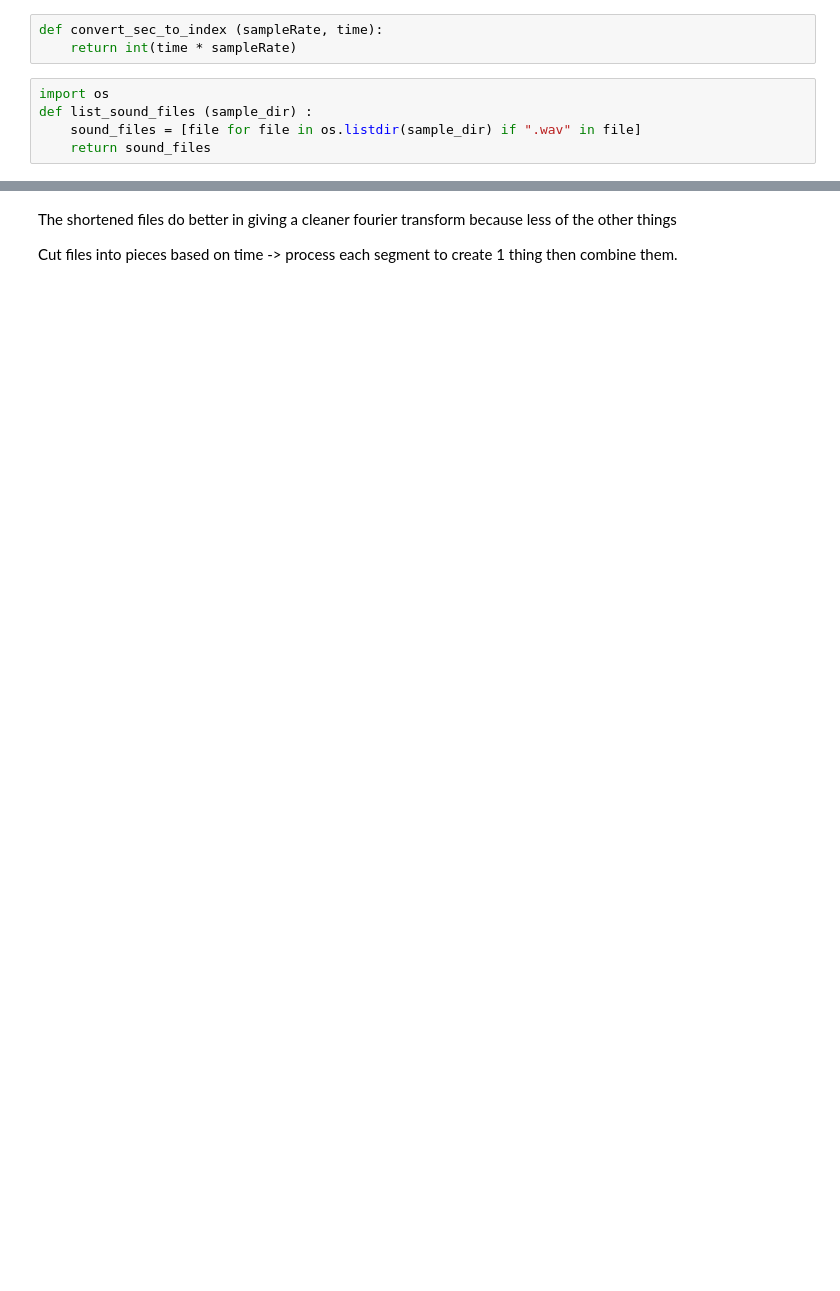
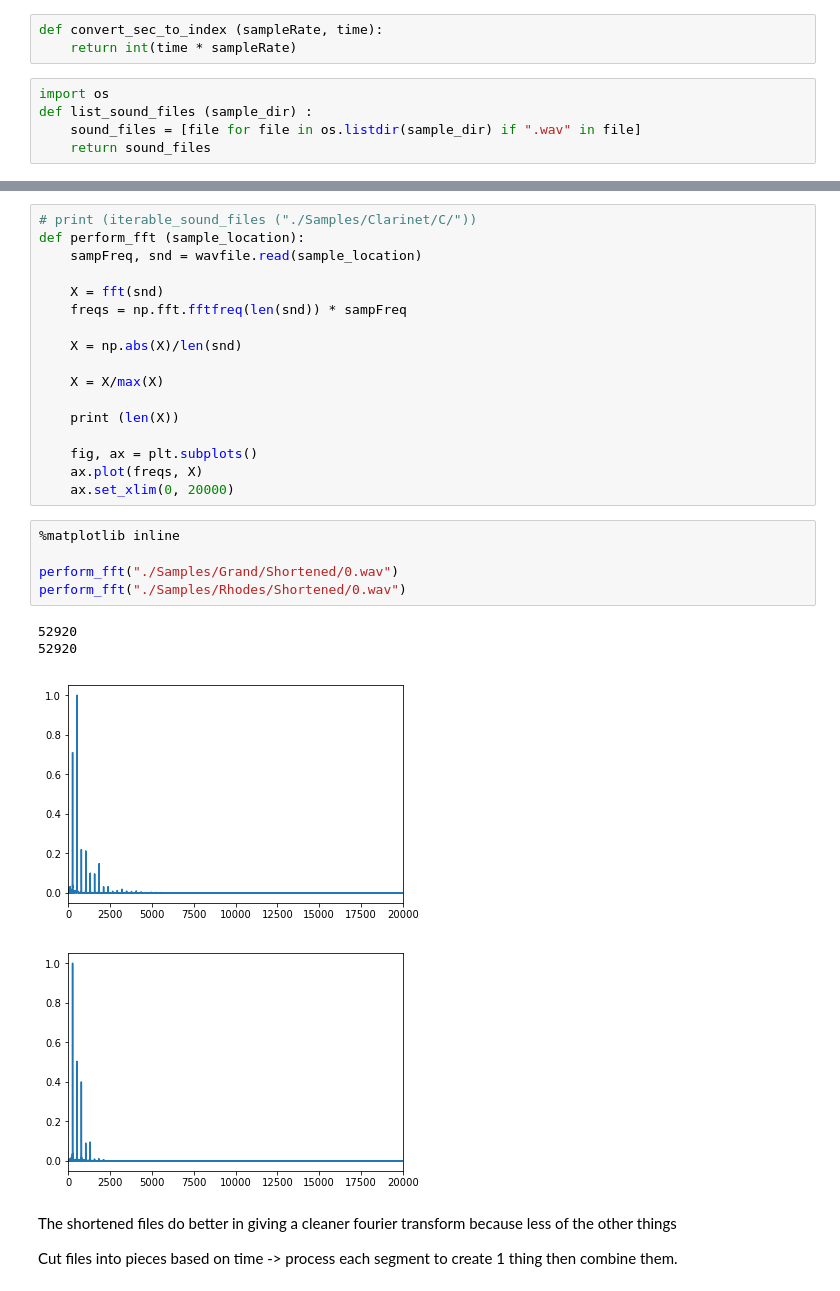
Before and after one commit to GabWithoutE/acoustics-instrument-classif, a Jupyter notebook: cleaner-fft-testing.ipynb, the cells around one changed output, grey strips where cells are left out. Saved outputs shown, nothing was run; the diff lists cells and outputs as text; blank space fills up the shorter version.

```diff
--- a/cleaner-fft-testing.ipynb
+++ b/cleaner-fft-testing.ipynb
@@ -81,3 +18,30 @@ for i in files2 :
+# %%
+# print (iterable_sound_files ("./Samples/Clarinet/C/"))
+def perform_fft (sample_location):
+    sampFreq, snd = wavfile.read(sample_location)
+
+    X = fft(snd)
+    freqs = np.fft.fftfreq(len(snd)) * sampFreq
+
+    X = np.abs(X)/len(snd)
+
+    X = X/max(X)
+
+    print (len(X))
+
+    fig, ax = plt.subplots()
+    ax.plot(freqs, X)
+    ax.set_xlim(0, 20000)
+# %%
+%matplotlib inline
+
+perform_fft("./Samples/Grand/Shortened/0.wav")
+perform_fft("./Samples/Rhodes/Shortened/0.wav")
+# %% [output]
+52920
+52920
+[figure, added]
+[figure, added]
 # %% [markdown]
 The shortened files do better in giving a cleaner fourier transform because less of the other things
 
```
Also changed, not shown: parts of 3 cells of this notebook, 46 other files.
